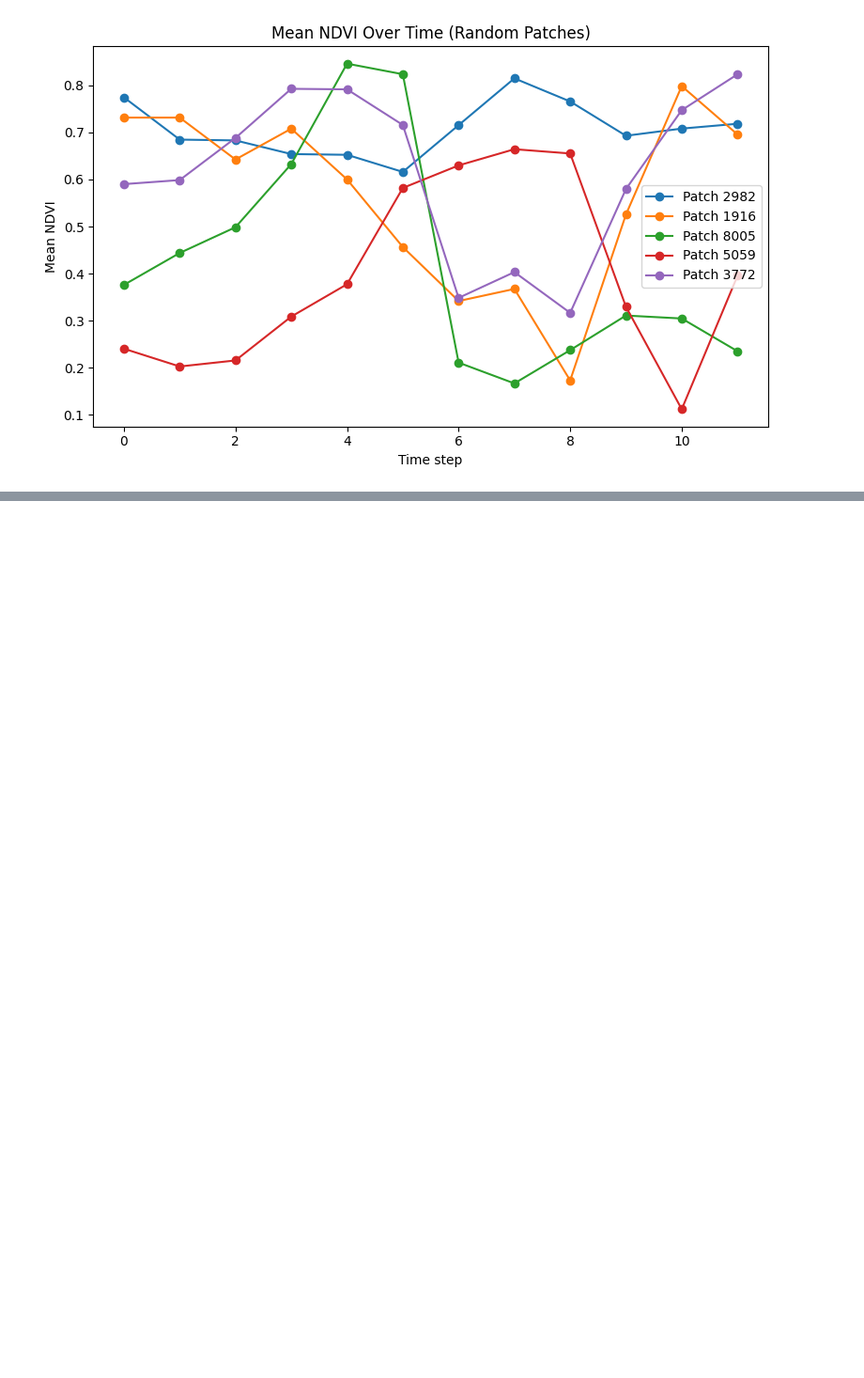
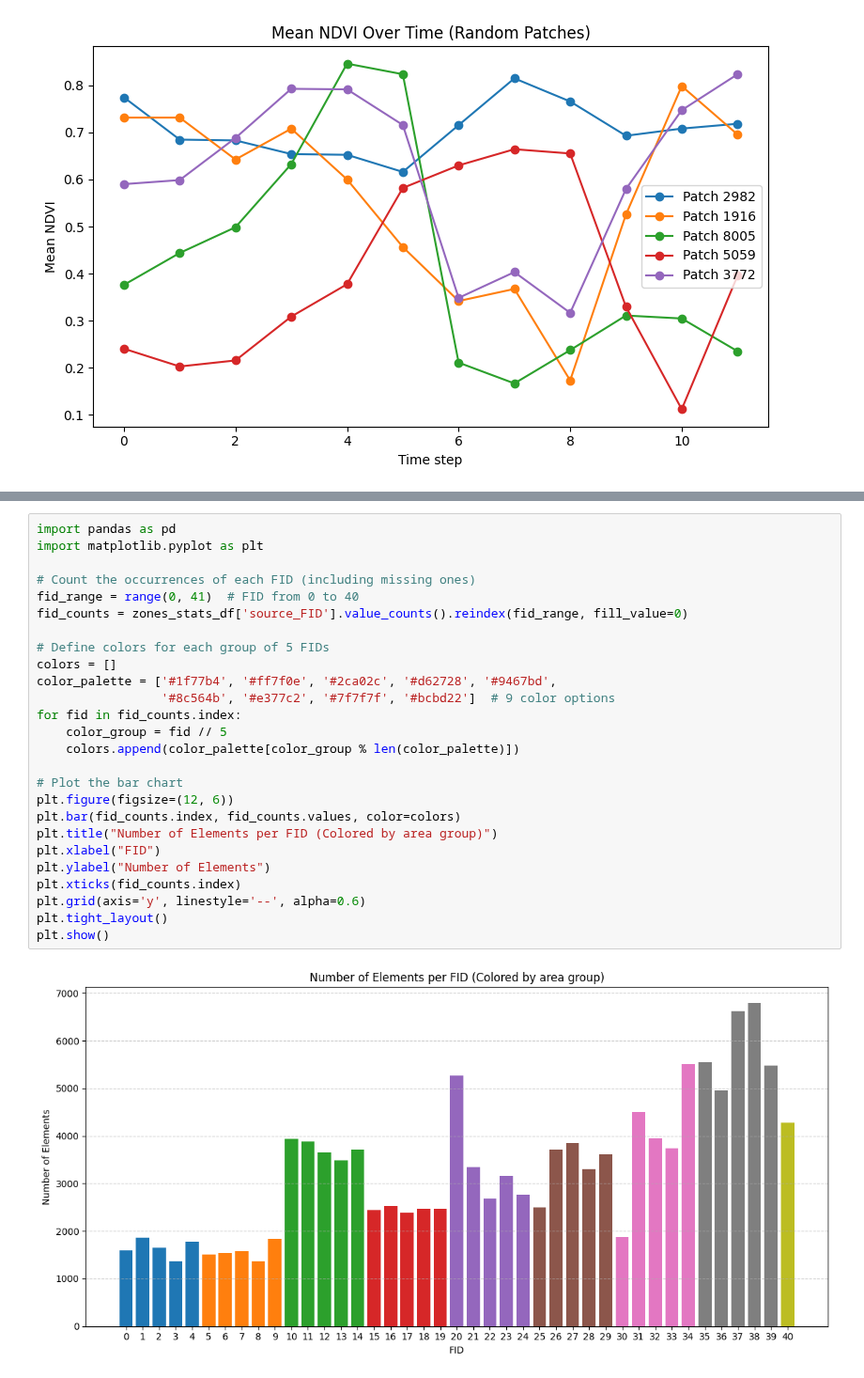
Before and after one commit to giovannisetaro/DSWProject_CropIdentification, a Jupyter notebook: manual_jobs/Dataset_visualisation.ipynb, the cells around one changed output, grey strips where cells are left out. Shown at 94% size. Drawn from its saved outputs; the diff is of its cells as text; blank space fills up the shorter version.

```diff
--- a/manual_jobs/Dataset_visualisation.ipynb
+++ b/manual_jobs/Dataset_visualisation.ipynb
@@ -181,0 +196,28 @@ len(set(zones_stats_df["LEVEL_2"]))
+# %%
+import pandas as pd
+import matplotlib.pyplot as plt
+
+# Count the occurrences of each FID (including missing ones)
+fid_range = range(0, 41)  # FID from 0 to 40
+fid_counts = zones_stats_df['source_FID'].value_counts().reindex(fid_range, fill_value=0)
+
+# Define colors for each group of 5 FIDs
+colors = []
+color_palette = ['#1f77b4', '#ff7f0e', '#2ca02c', '#d62728', '#9467bd',
+                 '#8c564b', '#e377c2', '#7f7f7f', '#bcbd22']  # 9 color options
+for fid in fid_counts.index:
+    color_group = fid // 5
+    colors.append(color_palette[color_group % len(color_palette)])
+
+# Plot the bar chart
+plt.figure(figsize=(12, 6))
+plt.bar(fid_counts.index, fid_counts.values, color=colors)
+plt.title("Number of Elements per FID (Colored by area group)")
+plt.xlabel("FID")
+plt.ylabel("Number of Elements")
+plt.xticks(fid_counts.index)
+plt.grid(axis='y', linestyle='--', alpha=0.6)
+plt.tight_layout()
+plt.show()
+# %% [output]
+[figure, added]
```
Also changed, not shown: parts of 2 cells of this notebook.
